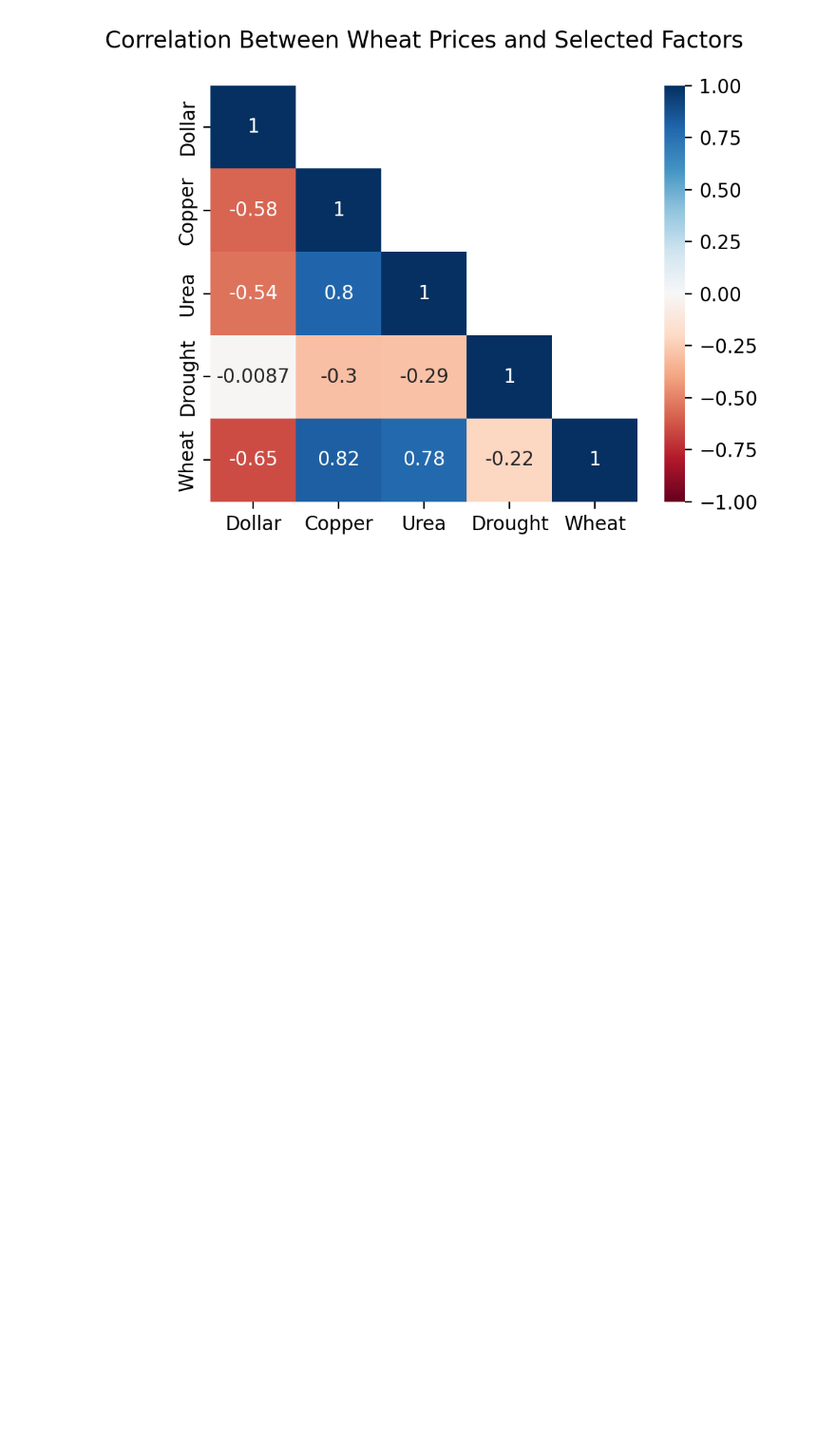
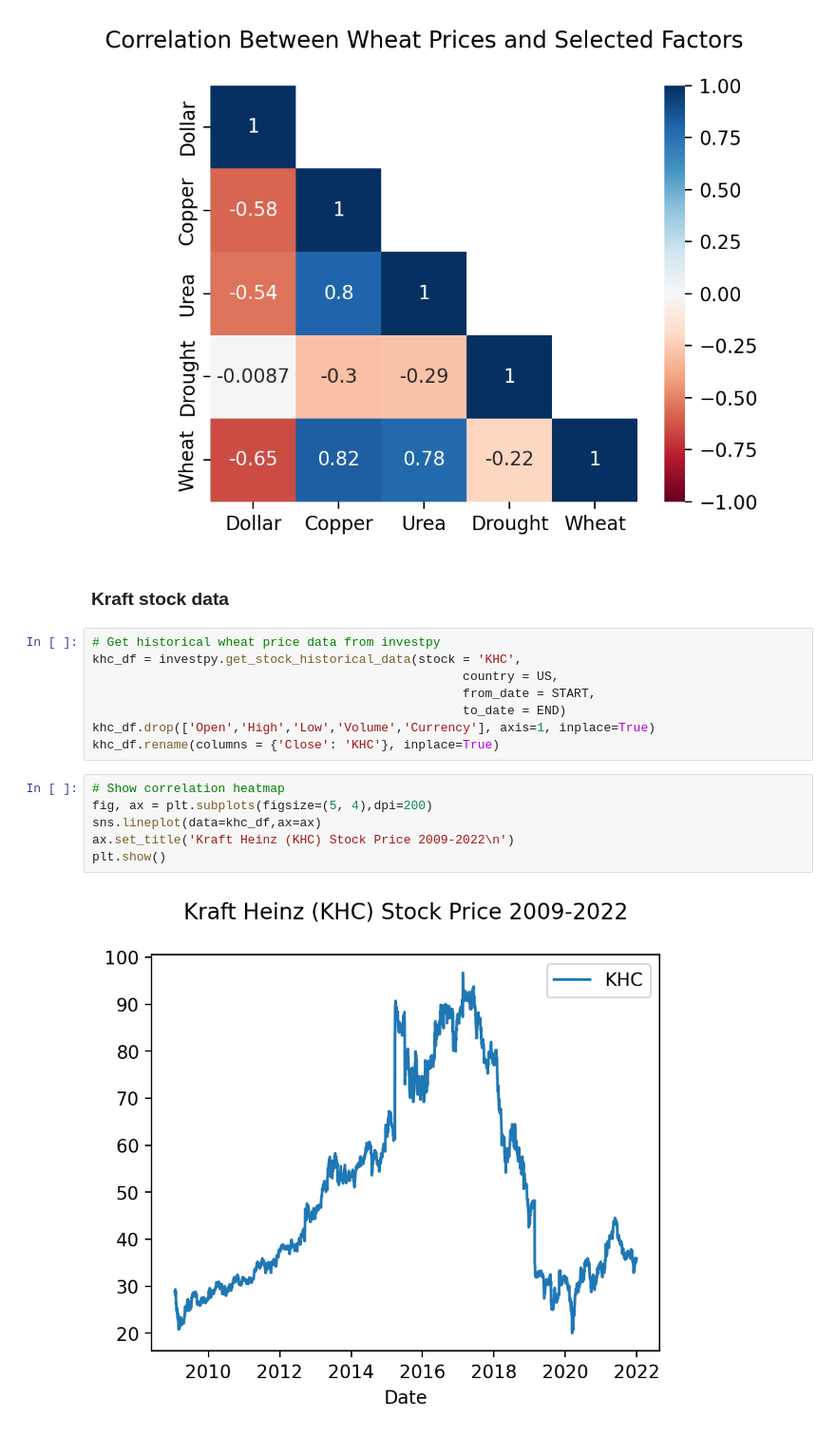
Before and after one commit to cyndercone2/Project_1, a Jupyter notebook: alec-nb.ipynb, the cells around one changed output. Shown: that part at 95% size. Cells and saved outputs as stored; diff of their text form; blank space fills up the shorter version.

Commit message:
Kraft Heinz chart
Added kraft heinz data and created a chart for the price data

```diff
--- a/alec-nb.ipynb
+++ b/alec-nb.ipynb
@@ -117,3 +117,21 @@ ax.set_title('Correlation Between Wheat Prices and Selected Factors\n')
 plt.show()
 # %% [output]
 [figure]
+# %% [markdown]
+### Kraft stock data
+# %%
+# Get historical wheat price data from investpy
+khc_df = investpy.get_stock_historical_data(stock = 'KHC',
+                                                  country = US,
+                                                  from_date = START,
+                                                  to_date = END)
+khc_df.drop(['Open','High','Low','Volume','Currency'], axis=1, inplace=True)
+khc_df.rename(columns = {'Close': 'KHC'}, inplace=True)
+# %%
+# Show correlation heatmap
+fig, ax = plt.subplots(figsize=(5, 4),dpi=200)
+sns.lineplot(data=khc_df,ax=ax)
+ax.set_title('Kraft Heinz (KHC) Stock Price 2009-2022\n')
+plt.show()
+# %% [output]
+[figure, added]
```
